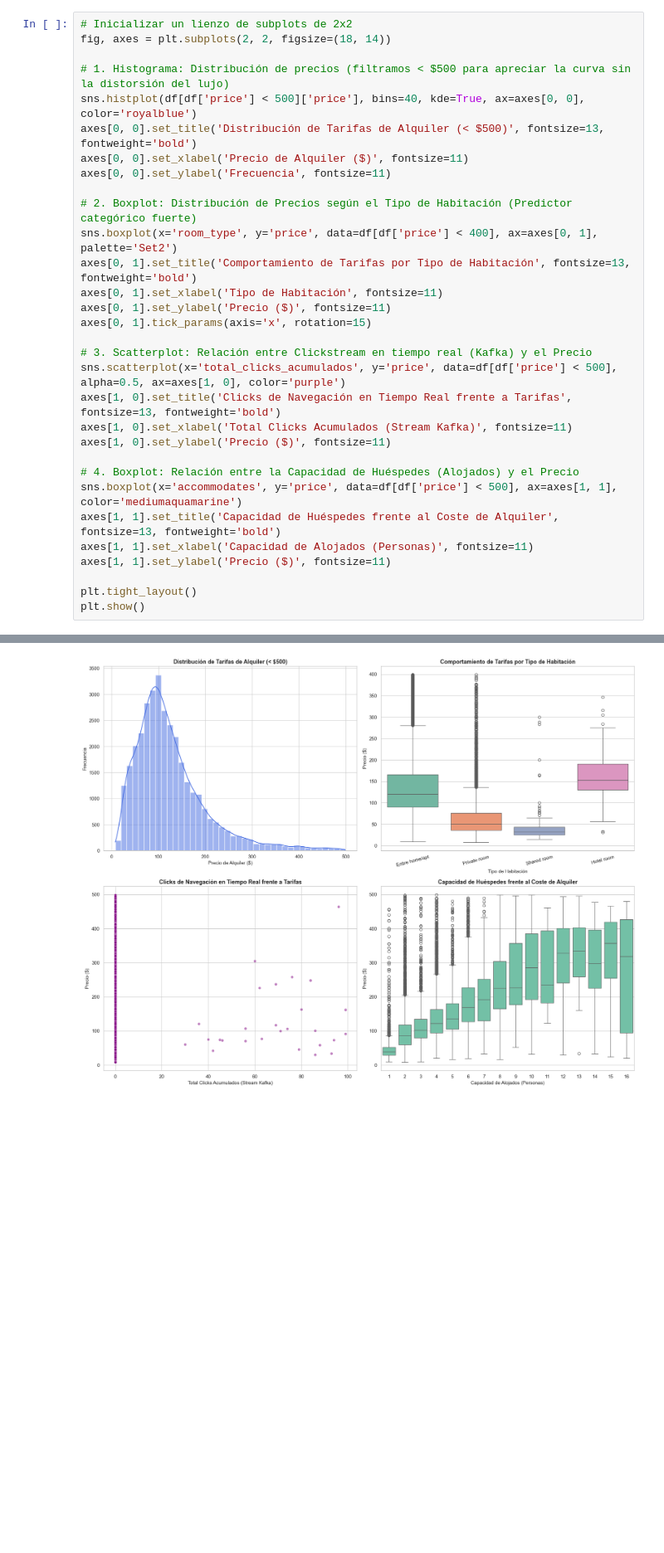
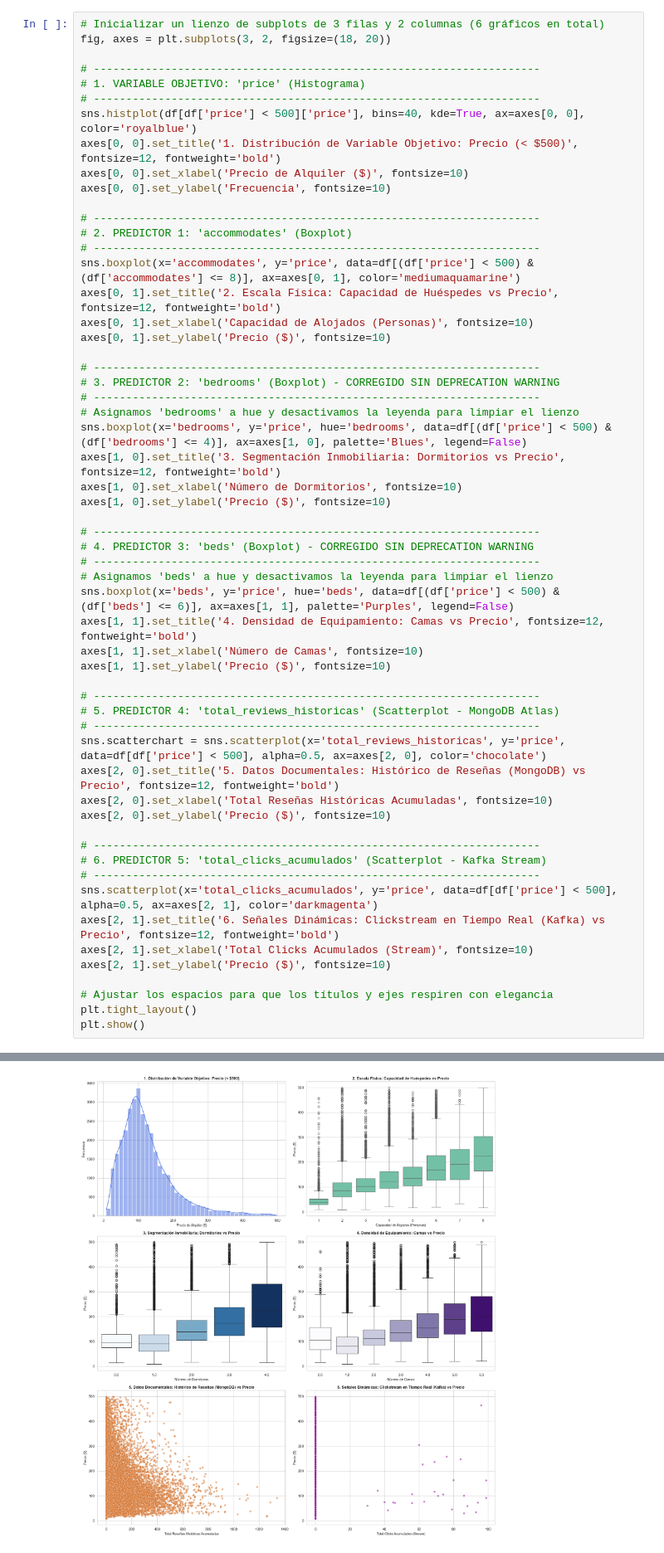
Before and after one commit to RicardoFM30/PFC, a Jupyter notebook: notebooks/hito_01_analisis_exploratorio_y_preparación_de_datos.ipynb, the cells around one changed output, grey strips where cells are left out. Shown at 83% size. Drawn from its saved outputs; the diff is of its cells as text; blank space fills up the shorter version.

```diff
--- a/notebooks/hito_01_analisis_exploratorio_y_preparación_de_datos.ipynb
+++ b/notebooks/hito_01_analisis_exploratorio_y_preparación_de_datos.ipynb
@@ -288,32 +444,58 @@ Esto nos permitirá evaluar la asimetría de la variable objetivo (Precio) y su
 # %%
-# Inicializar un lienzo de subplots de 2x2
-fig, axes = plt.subplots(2, 2, figsize=(18, 14))
+# Inicializar un lienzo de subplots de 3 filas y 2 columnas (6 gráficos en total)
+fig, axes = plt.subplots(3, 2, figsize=(18, 20))
 
-# 1. Histograma: Distribución de precios (filtramos < $500 para apreciar la curva sin la distorsión del lujo)
+# ---------------------------------------------------------------------
+# 1. VARIABLE OBJETIVO: 'price' (Histograma)
+# ---------------------------------------------------------------------
 sns.histplot(df[df['price'] < 500]['price'], bins=40, kde=True, ax=axes[0, 0], color='royalblue')
-axes[0, 0].set_title('Distribución de Tarifas de Alquiler (< $500)', fontsize=13, fontweight='bold')
-axes[0, 0].set_xlabel('Precio de Alquiler ($)', fontsize=11)
-axes[0, 0].set_ylabel('Frecuencia', fontsize=11)
+axes[0, 0].set_title('1. Distribución de Variable Objetivo: Precio (< $500)', fontsize=12, fontweight='bold')
+axes[0, 0].set_xlabel('Precio de Alquiler ($)', fontsize=10)
+axes[0, 0].set_ylabel('Frecuencia', fontsize=10)
 
-# 2. Boxplot: Distribución de Precios según el Tipo de Habitación (Predictor categórico fuerte)
-sns.boxplot(x='room_type', y='price', data=df[df['price'] < 400], ax=axes[0, 1], palette='Set2')
-axes[0, 1].set_title('Comportamiento de Tarifas por Tipo de Habitación', fontsize=13, fontweight='bold')
-axes[0, 1].set_xlabel('Tipo de Habitación', fontsize=11)
-axes[0, 1].set_ylabel('Precio ($)', fontsize=11)
-axes[0, 1].tick_params(axis='x', rotation=15)
+# ---------------------------------------------------------------------
+# 2. PREDICTOR 1: 'accommodates' (Boxplot)
+# ---------------------------------------------------------------------
+sns.boxplot(x='accommodates', y='price', data=df[(df['price'] < 500) & (df['accommodates'] <= 8)], ax=axes[0, 1], color='mediumaquamarine')
+axes[0, 1].set_title('2. Escala Física: Capacidad de Huéspedes vs Precio', fontsize=12, fontweight='bold')
+axes[0, 1].set_xlabel('Capacidad de Alojados (Personas)', fontsize=10)
+axes[0, 1].set_ylabel('Precio ($)', fontsize=10)
 
-# 3. Scatterplot: Relación entre Clickstream en tiempo real (Kafka) y el Precio
-sns.scatterplot(x='total_clicks_acumulados', y='price', data=df[df['price'] < 500], alpha=0.5, ax=axes[1, 0], color='purple')
-axes[1, 0].set_title('Clicks de Navegación en Tiempo Real frente a Tarifas', fontsize=13, fontweight='bold')
-axes[1, 0].set_xlabel('Total Clicks Acumulados (Stream Kafka)', fontsize=11)
-axes[1, 0].set_ylabel('Precio ($)', fontsize=11)
+# ---------------------------------------------------------------------
+# 3. PREDICTOR 2: 'bedrooms' (Boxplot) - CORREGIDO SIN DEPRECATION WARNING
+# ---------------------------------------------------------------------
+# Asignamos 'bedrooms' a hue y desactivamos la leyenda para limpiar el lienzo
+sns.boxplot(x='bedrooms', y='price', hue='bedrooms', data=df[(df['price'] < 500) & (df['bedrooms'] <= 4)], ax=axes[1, 0], palette='Blues', legend=False)
+axes[1, 0].set_title('3. Segmentación Inmobiliaria: Dormitorios vs Precio', fontsize=12, fontweight='bold')
+axes[1, 0].set_xlabel('Número de Dormitorios', fontsize=10)
+axes[1, 0].set_ylabel('Precio ($)', fontsize=10)
 
-# 4. Boxplot: Relación entre la Capacidad de Huéspedes (Alojados) y el Precio
-sns.boxplot(x='accommodates', y='price', data=df[df['price'] < 500], ax=axes[1, 1], color='mediumaquamarine')
-axes[1, 1].set_title('Capacidad de Huéspedes frente al Coste de Alquiler', fontsize=13, fontweight='bold')
-axes[1, 1].set_xlabel('Capacidad de Alojados (Personas)', fontsize=11)
-axes[1, 1].set_ylabel('Precio ($)', fontsize=11)
+# ---------------------------------------------------------------------
+# 4. PREDICTOR 3: 'beds' (Boxplot) - CORREGIDO SIN DEPRECATION WARNING
+# ---------------------------------------------------------------------
+# Asignamos 'beds' a hue y desactivamos la leyenda para limpiar el lienzo
+sns.boxplot(x='beds', y='price', hue='beds', data=df[(df['price'] < 500) & (df['beds'] <= 6)], ax=axes[1, 1], palette='Purples', legend=False)
+axes[1, 1].set_title('4. Densidad de Equipamiento: Camas vs Precio', fontsize=12, fontweight='bold')
+axes[1, 1].set_xlabel('Número de Camas', fontsize=10)
+axes[1, 1].set_ylabel('Precio ($)', fontsize=10)
 
+# ---------------------------------------------------------------------
+# 5. PREDICTOR 4: 'total_reviews_historicas' (Scatterplot - MongoDB Atlas)
+# ---------------------------------------------------------------------
+sns.scatterchart = sns.scatterplot(x='total_reviews_historicas', y='price', data=df[df['price'] < 500], alpha=0.5, ax=axes[2, 0], color='chocolate')
+axes[2, 0].set_title('5. Datos Documentales: Histórico de Reseñas (MongoDB) vs Precio', fontsize=12, fontweight='bold')
+axes[2, 0].set_xlabel('Total Reseñas Históricas Acumuladas', fontsize=10)
+axes[2, 0].set_ylabel('Precio ($)', fontsize=10)
+
+# ---------------------------------------------------------------------
+# 6. PREDICTOR 5: 'total_clicks_acumulados' (Scatterplot - Kafka Stream)
+# ---------------------------------------------------------------------
+sns.scatterplot(x='total_clicks_acumulados', y='price', data=df[df['price'] < 500], alpha=0.5, ax=axes[2, 1], color='darkmagenta')
+axes[2, 1].set_title('6. Señales Dinámicas: Clickstream en Tiempo Real (Kafka) vs Precio', fontsize=12, fontweight='bold')
+axes[2, 1].set_xlabel('Total Clicks Acumulados (Stream)', fontsize=10)
+axes[2, 1].set_ylabel('Precio ($)', fontsize=10)
+
+# Ajustar los espacios para que los títulos y ejes respiren con elegancia
 plt.tight_layout()
 plt.show()
 # %% [output]
@@ -323 +502 @@ Passing `palette` without assigning `hue` is deprecated and will be removed in v
-[figure, old version]
+[figure, new version]
```
Also changed, not shown: parts of 48 cells of this notebook, 4 other files.
